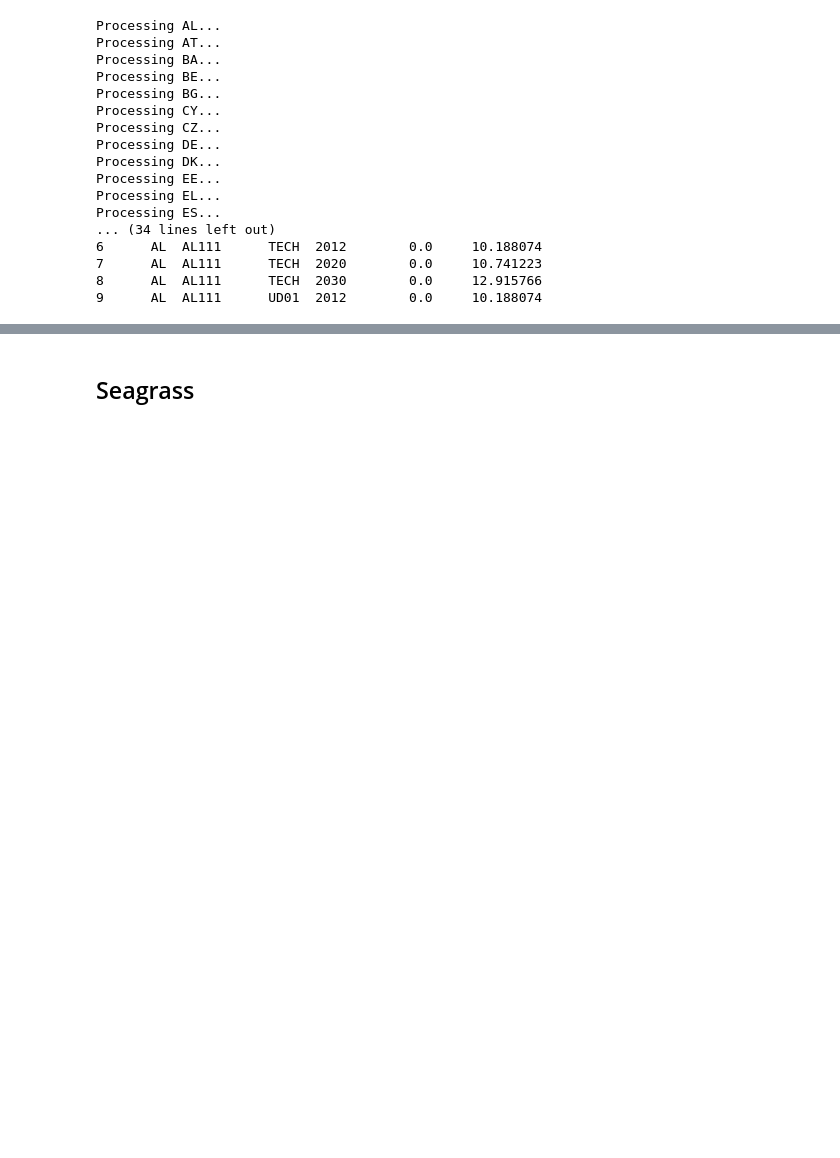
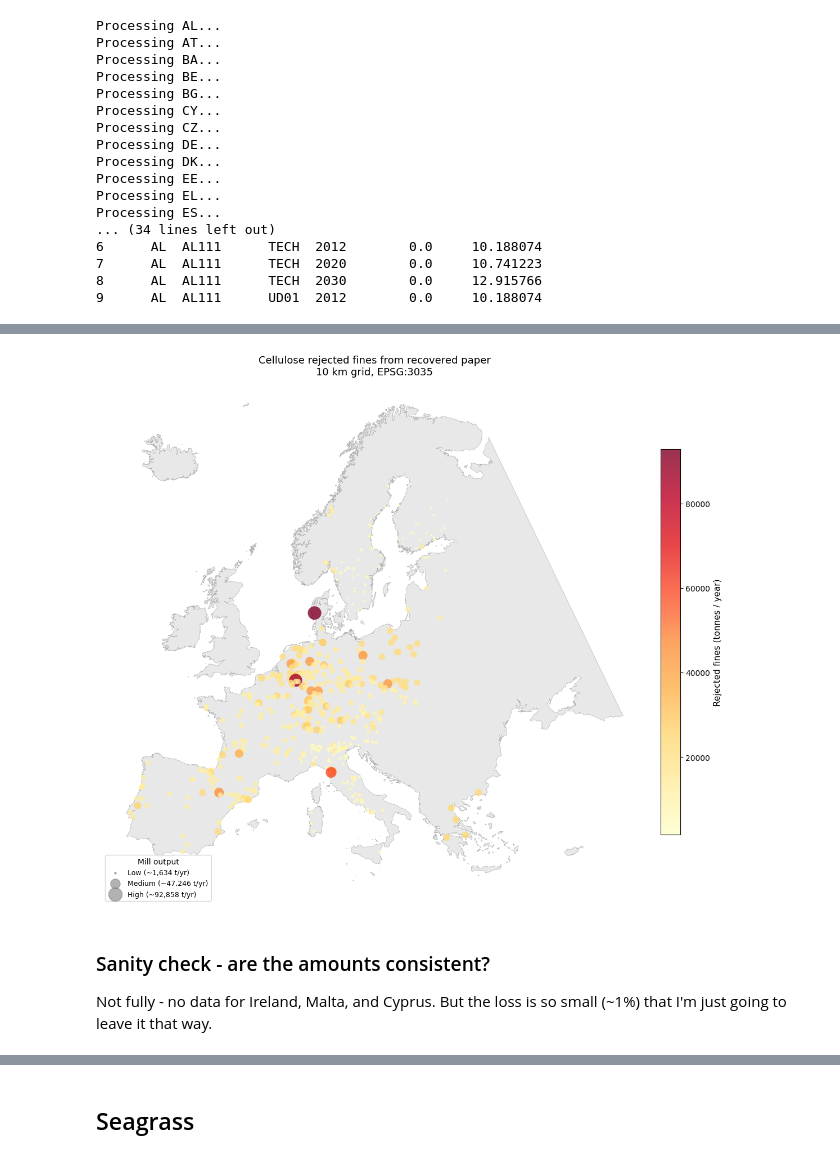
Before and after one commit to TanyaTsui/lca_for_adaptive_factories, a Jupyter notebook: notebooks/2606_spatialDataProcessing/260527_spatialDataProcessing.ipynb, the cells around one changed output, grey strips where cells are left out. Drawn from its saved outputs; the diff is of its cells as text; code cells hidden in the pictures; blank space fills up the shorter version.

Commit message:
made cellulose yield map

```diff
--- a/notebooks/2606_spatialDataProcessing/260527_spatialDataProcessing.ipynb
+++ b/notebooks/2606_spatialDataProcessing/260527_spatialDataProcessing.ipynb
@@ -679,7 +679,7 @@ import warnings
 
 GPKG_PATH  = "../../data/processed/spatial_data/crops/eurostat_crop_yields_2024.gpkg"
 SPAM_DIR   = "../../data/processed/spatial_data/crops"
-OUT_DIR    = "../../data/processed/spatial_data/crops"
+OUT_DIR    = "../../data/processed/yield_maps"
 REF_PATH   = "../../data/processed/spatial_data/europe_boundary_10km.tif"
 
 CROPS = {
@@ -713,9 +713,9 @@ print(f"  Columns: {list(euro.columns)}\n")
 
 for crop_code, yield_col in CROPS.items():
     name_dict = {
-        "COTT": "Cotton",
-        "OFIB": "HempDust",
-        "OPUL": "Peas",
+        "COTT": "cotton",
+        "OFIB": "hempdust",
+        "OPUL": "peas",
     }
     crop_name = name_dict[crop_code]
     spam_path = f"{SPAM_DIR}/spam2020_V2r2_europe_{crop_code}.tif"
@@ -1109,0 +1790,69 @@ plt.show()
+# %%
+import matplotlib.pyplot as plt
+import matplotlib.patches as mpatches
+import numpy as np
+import geopandas as gpd
+import rasterio
+from rasterio.transform import xy
+from pathlib import Path
+
+EUROPE_GPKG = Path("../../data/processed/spatial_data/europe_boundary.gpkg")
+
+# ── Raster → points ───────────────────────────────────────────────────────────
+with rasterio.open(OUT_TIF) as src:
+    data      = src.read(1)
+    transform = src.transform
+    height, width = src.height, src.width
+
+rows, cols = np.where(data > 0)
+values     = data[rows, cols]
+xs, ys     = xy(transform, rows, cols)
+
+points = gpd.GeoDataFrame(
+    {"tonnes": values},
+    geometry=gpd.points_from_xy(xs, ys),
+    crs="EPSG:3035"
+)
+
+# ── Load Europe boundary ──────────────────────────────────────────────────────
+europe = gpd.read_file(EUROPE_GPKG).to_crs(epsg=3035)
+
+# ── Plot ──────────────────────────────────────────────────────────────────────
+fig, ax = plt.subplots(figsize=(12, 14))
+
+europe.plot(ax=ax, color="#e8e8e8", edgecolor="#aaaaaa", linewidth=0.4)
+
+# Scale point sizes: normalise to a readable range
+size_min, size_max = 5, 300
+t_min, t_max = points["tonnes"].min(), points["tonnes"].max()
+sizes = size_min + (points["tonnes"] - t_min) / (t_max - t_min) * (size_max - size_min)
+
+sc = ax.scatter(
+    [geom.x for geom in points.geometry],
+    [geom.y for geom in points.geometry],
+    s=sizes,
+    c=points["tonnes"],
+    cmap="YlOrRd",
+    alpha=0.8,
+    linewidths=0,
+)
+
+cbar = fig.colorbar(sc, ax=ax, shrink=0.5, pad=0.02)
+cbar.set_label("Rejected fines (tonnes / year)", fontsize=11)
+
+# Legend for point sizes
+for label, frac in [("Low", 0.0), ("Medium", 0.5), ("High", 1.0)]:
+    s = size_min + frac * (size_max - size_min)
+    t = t_min    + frac * (t_max - t_min)
+    ax.scatter([], [], s=s, c="grey", alpha=0.6, label=f"{label} (~{t:,.0f} t/yr)")
+ax.legend(title="Mill output", loc="lower left", framealpha=0.8, fontsize=9)
+
+ax.set_title("Cellulose rejected fines from recovered paper\n10 km grid, EPSG:3035", fontsize=13)
+ax.axis("off")
+plt.tight_layout()
+plt.show()
+# %% [output]
+[figure, added]
+# %% [markdown]
+### Sanity check - are the amounts consistent?
+Not fully - no data for Ireland, Malta, and Cyprus. But the loss is so small (~1%) that I'm just going to leave it that way.
```
Also changed, not shown: parts of 65 cells of this notebook, 22 other files.
